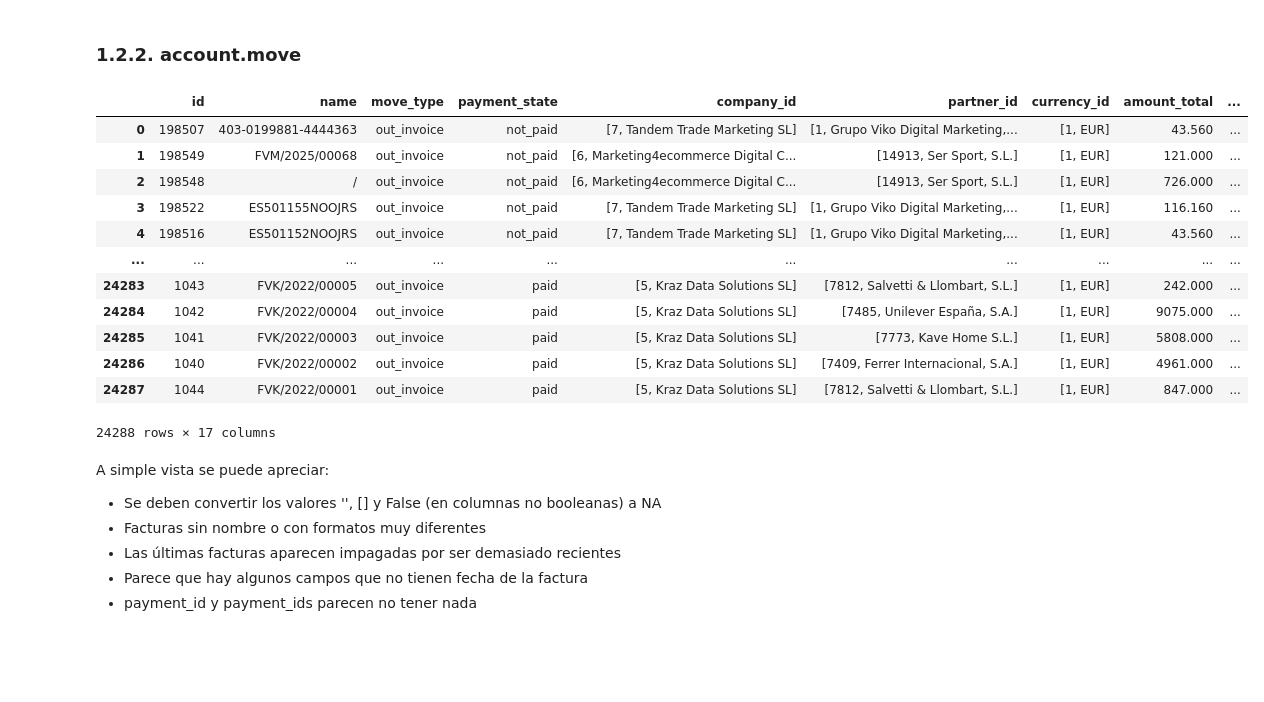
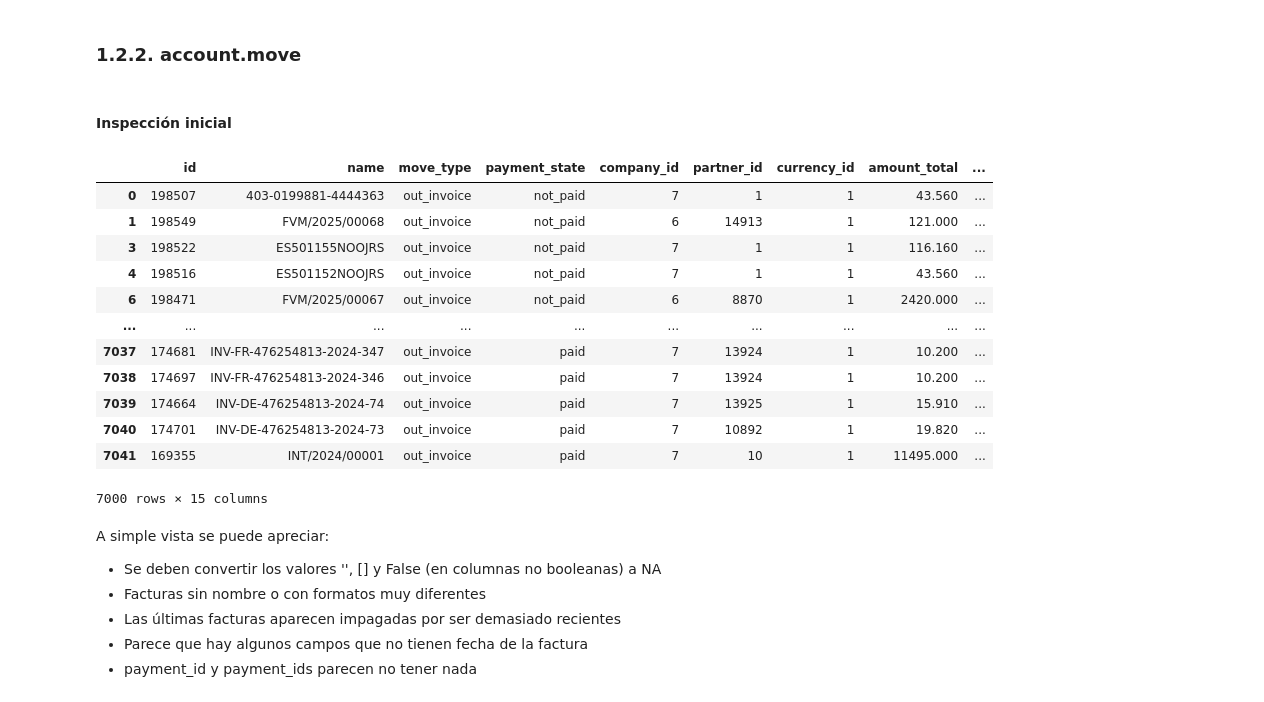
Before and after one commit to isma-fernandez/ai-agent-invoice-payment-prediction-b2b, a Jupyter notebook: exploratory.ipynb, the cells around one changed output. Cells and saved outputs as stored; diff of their text form; code cells hidden in the pictures; blank space fills up the shorter version.

```diff
--- a/exploratory.ipynb
+++ b/exploratory.ipynb
@@ -203,22 +224,24 @@ company_df
 El grupo está formado por 12 empresas, 9 usan el euro y 3 el peso mexicano.
 # %% [markdown]
 ### 1.2.2. account.move
+# %% [markdown]
+#### Inspección inicial
 # %%
-invoices_df
+invoices_df.head(7000)
 # %% [output]
 |  | id | name | move_type | payment_state | company_id | partner_id | currency_id | amount_total | ... |
-| 0 | 198507 | 403-0199881-4444363 | out_invoice | not_paid | [7, Tandem Trade Marketing SL] | [1, Grupo Viko Digital Marketing,... | [1, EUR] | 43.560 | ... |
-| 1 | 198549 | FVM/2025/00068 | out_invoice | not_paid | [6, Marketing4ecommerce Digital C... | [14913, Ser Sport, S.L.] | [1, EUR] | 121.000 | ... |
-| 2 | 198548 | / | out_invoice | not_paid | [6, Marketing4ecommerce Digital C... | [14913, Ser Sport, S.L.] | [1, EUR] | 726.000 | ... |
-| 3 | 198522 | ES501155NOOJRS | out_invoice | not_paid | [7, Tandem Trade Marketing SL] | [1, Grupo Viko Digital Marketing,... | [1, EUR] | 116.160 | ... |
-| 4 | 198516 | ES501152NOOJRS | out_invoice | not_paid | [7, Tandem Trade Marketing SL] | [1, Grupo Viko Digital Marketing,... | [1, EUR] | 43.560 | ... |
+| 0 | 198507 | 403-0199881-4444363 | out_invoice | not_paid | 7 | 1 | 1 | 43.560 | ... |
+| 1 | 198549 | FVM/2025/00068 | out_invoice | not_paid | 6 | 14913 | 1 | 121.000 | ... |
+| 3 | 198522 | ES501155NOOJRS | out_invoice | not_paid | 7 | 1 | 1 | 116.160 | ... |
+| 4 | 198516 | ES501152NOOJRS | out_invoice | not_paid | 7 | 1 | 1 | 43.560 | ... |
+| 6 | 198471 | FVM/2025/00067 | out_invoice | not_paid | 6 | 8870 | 1 | 2420.000 | ... |
 | ... | ... | ... | ... | ... | ... | ... | ... | ... | ... |
-| 24283 | 1043 | FVK/2022/00005 | out_invoice | paid | [5, Kraz Data Solutions SL] | [7812, Salvetti & Llombart, S.L.] | [1, EUR] | 242.000 | ... |
-| 24284 | 1042 | FVK/2022/00004 | out_invoice | paid | [5, Kraz Data Solutions SL] | [7485, Unilever España, S.A.] | [1, EUR] | 9075.000 | ... |
-| 24285 | 1041 | FVK/2022/00003 | out_invoice | paid | [5, Kraz Data Solutions SL] | [7773, Kave Home S.L.] | [1, EUR] | 5808.000 | ... |
-| 24286 | 1040 | FVK/2022/00002 | out_invoice | paid | [5, Kraz Data Solutions SL] | [7409, Ferrer Internacional, S.A.] | [1, EUR] | 4961.000 | ... |
-| 24287 | 1044 | FVK/2022/00001 | out_invoice | paid | [5, Kraz Data Solutions SL] | [7812, Salvetti & Llombart, S.L.] | [1, EUR] | 847.000 | ... |
+| 7037 | 174681 | INV-FR-476254813-2024-347 | out_invoice | paid | 7 | 13924 | 1 | 10.200 | ... |
+| 7038 | 174697 | INV-FR-476254813-2024-346 | out_invoice | paid | 7 | 13924 | 1 | 10.200 | ... |
+| 7039 | 174664 | INV-DE-476254813-2024-74 | out_invoice | paid | 7 | 13925 | 1 | 15.910 | ... |
+| 7040 | 174701 | INV-DE-476254813-2024-73 | out_invoice | paid | 7 | 10892 | 1 | 19.820 | ... |
+| 7041 | 169355 | INT/2024/00001 | out_invoice | paid | 7 | 10 | 1 | 11495.000 | ... |
-24288 rows × 17 columns
+7000 rows × 15 columns
 # %% [markdown]
 A simple vista se puede apreciar:
 - Se deben convertir los valores '', [] y False (en columnas no booleanas) a NA
```
Also changed, not shown: parts of 70 cells of this notebook, 2 other files.
